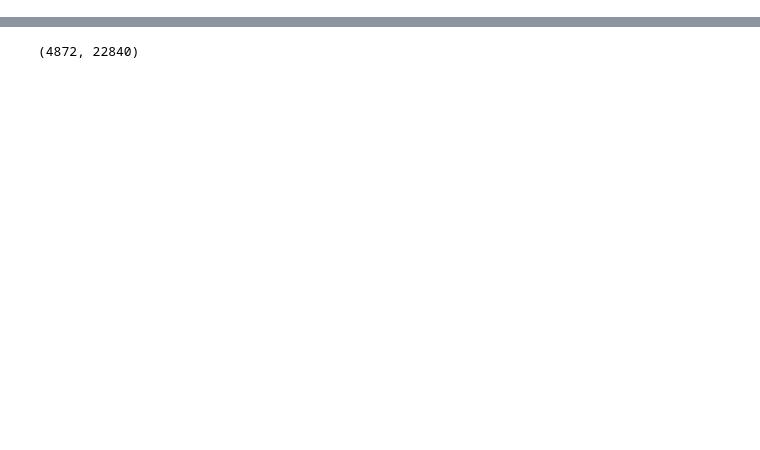
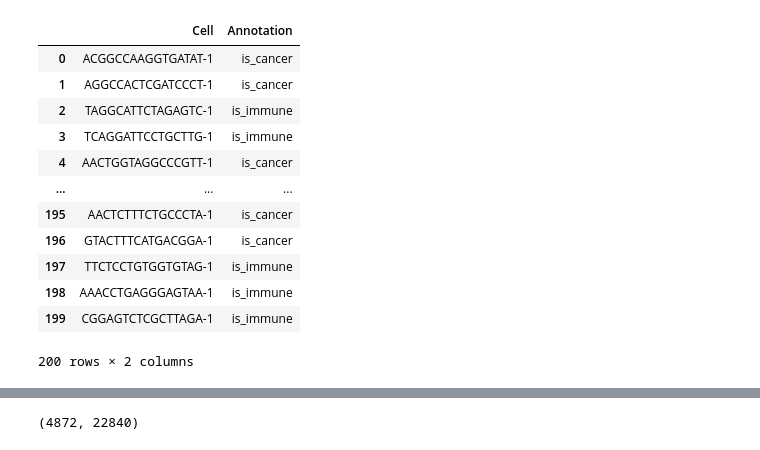
Before and after one commit to ItayShlosberg/classifying-response-to-immunotherapy, a Jupyter notebook: playgrounds/Untitled.ipynb, the cells around one changed output, grey strips where cells are left out. Saved outputs shown, nothing was run; the diff lists cells and outputs as text; code cells hidden in the pictures; blank space fills up the shorter version.

```diff
--- a/playgrounds/Untitled.ipynb
+++ b/playgrounds/Untitled.ipynb
@@ -43,0 +148,2 @@ file.number_of_genes
+# %%
+ann_df = pd.DataFrame(transpose_list([cohort.barcodes, cohort.get_cancer_immune_stroma_map()[1]]), columns=["Cell", "Annotation"])
@@ -43,0 +153,16 @@ file.number_of_genes
+# %%
+ann_df
+# %% [output]
+|  | Cell | Annotation |
+| 0 | ACGGCCAAGGTGATAT-1 | is_cancer |
+| 1 | AGGCCACTCGATCCCT-1 | is_cancer |
+| 2 | TAGGCATTCTAGAGTC-1 | is_immune |
+| 3 | TCAGGATTCCTGCTTG-1 | is_immune |
+| 4 | AACTGGTAGGCCCGTT-1 | is_cancer |
+| ... | ... | ... |
+| 195 | AACTCTTTCTGCCCTA-1 | is_cancer |
+| 196 | GTACTTTCATGACGGA-1 | is_cancer |
+| 197 | TTCTCCTGTGGTGTAG-1 | is_immune |
+| 198 | AAACCTGAGGGAGTAA-1 | is_immune |
+| 199 | CGGAGTCTCGCTTAGA-1 | is_immune |
+200 rows × 2 columns
```
Also changed, not shown: parts of 18 cells of this notebook, 7 other files.
